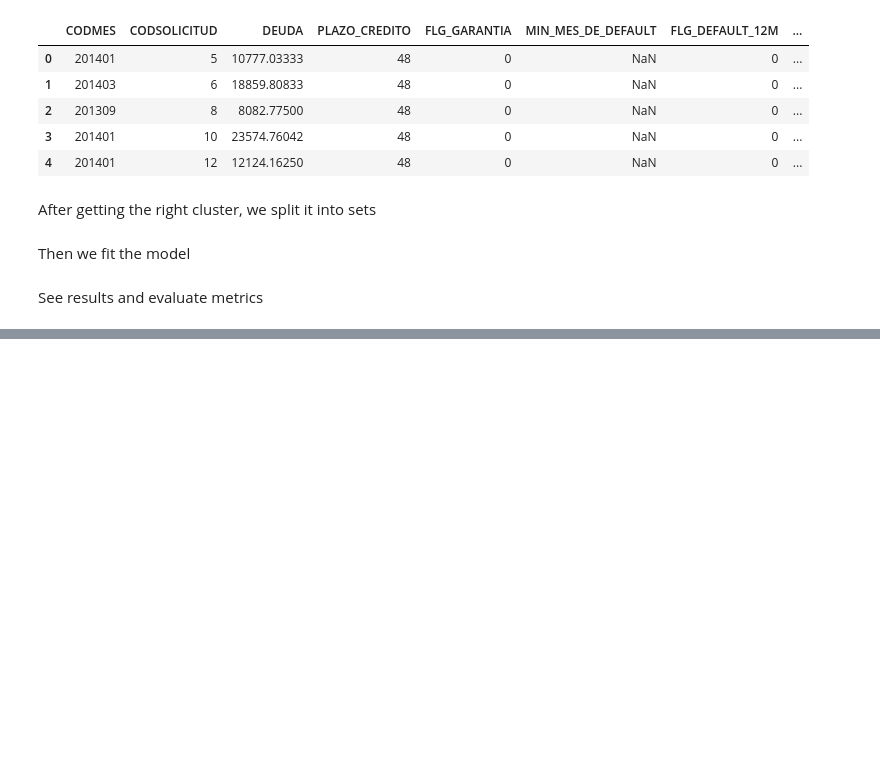
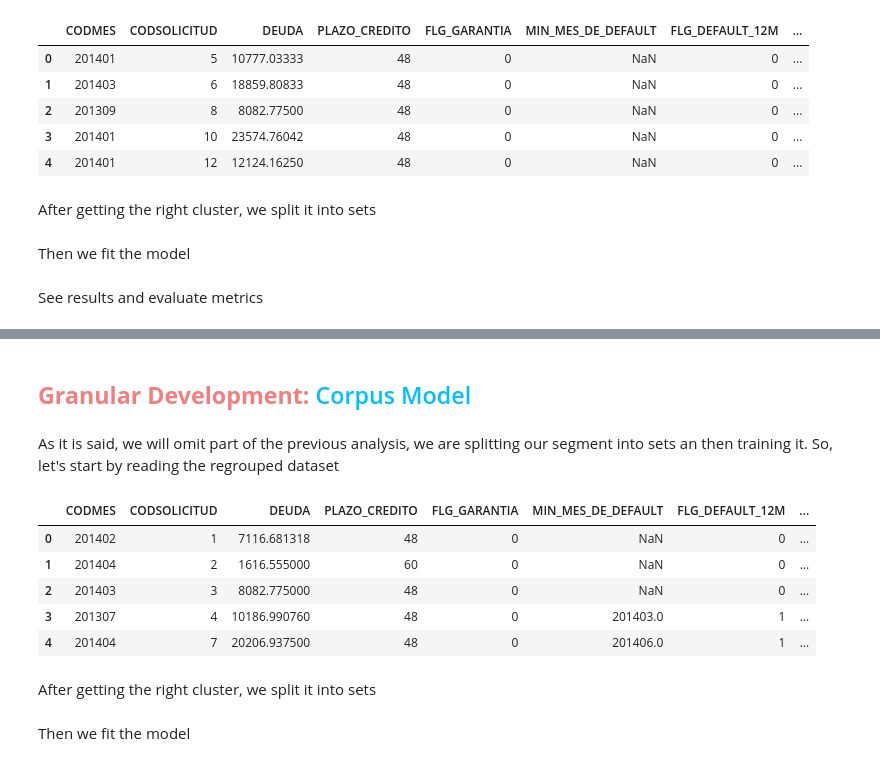
Before and after one commit to Brunoware/Credit-Risk-Segmentation, a Jupyter notebook: 01_eda_project_model_development[4_5].ipynb, the cells around one changed output, grey strips where cells are left out. Saved outputs shown, nothing was run; the diff lists cells and outputs as text; code cells hidden in the pictures; blank space fills up the shorter version.

```diff
--- a/01_eda_project_model_development[4_5].ipynb
+++ b/01_eda_project_model_development[4_5].ipynb
@@ -591,0 +612,25 @@ display(summary)
+# %% [markdown]
+## <span style="color:lightcoral; font-weight:bold;"> Granular Development:</span> <span style="color:deepskyblue;">Corpus Model</span>
+# %% [markdown]
+As it is said, we will omit part of the previous analysis, we are splitting our segment into sets an then training it. So, let's start by reading the regrouped dataset
+# %%
+# read dataframe
+data = pd.read_csv('datasets/segmented_universe_reg.csv')\
+         .pipe(lambda df: df[df['FIXED_CLUSTER'] == 'CORPUS'].reset_index(drop = True))
+
+# join previous predictions
+single_punctuation = pd.read_csv('results/single_model_punctuation.csv')
+
+data = data.merge(right = single_punctuation, on = [TIME_ID, CLIENT_ID], how = 'left')
+
+# display dataframe
+display(data.head())
+# %% [output]
+|  | CODMES | CODSOLICITUD | DEUDA | PLAZO_CREDITO | FLG_GARANTIA | MIN_MES_DE_DEFAULT | FLG_DEFAULT_12M | ... |
+| 0 | 201402 | 1 | 7116.681318 | 48 | 0 | NaN | 0 | ... |
+| 1 | 201404 | 2 | 1616.555000 | 60 | 0 | NaN | 0 | ... |
+| 2 | 201403 | 3 | 8082.775000 | 48 | 0 | NaN | 0 | ... |
+| 3 | 201307 | 4 | 10186.990760 | 48 | 0 | 201403.0 | 1 | ... |
+| 4 | 201404 | 7 | 20206.937500 | 48 | 0 | 201406.0 | 1 | ... |
+# %% [markdown]
+After getting the right cluster, we split it into sets
@@ -591,0 +669,2 @@ display(summary)
+# %% [markdown]
+Then we fit the model
```
Also changed, not shown: parts of 16 cells of this notebook, 7 other files.
